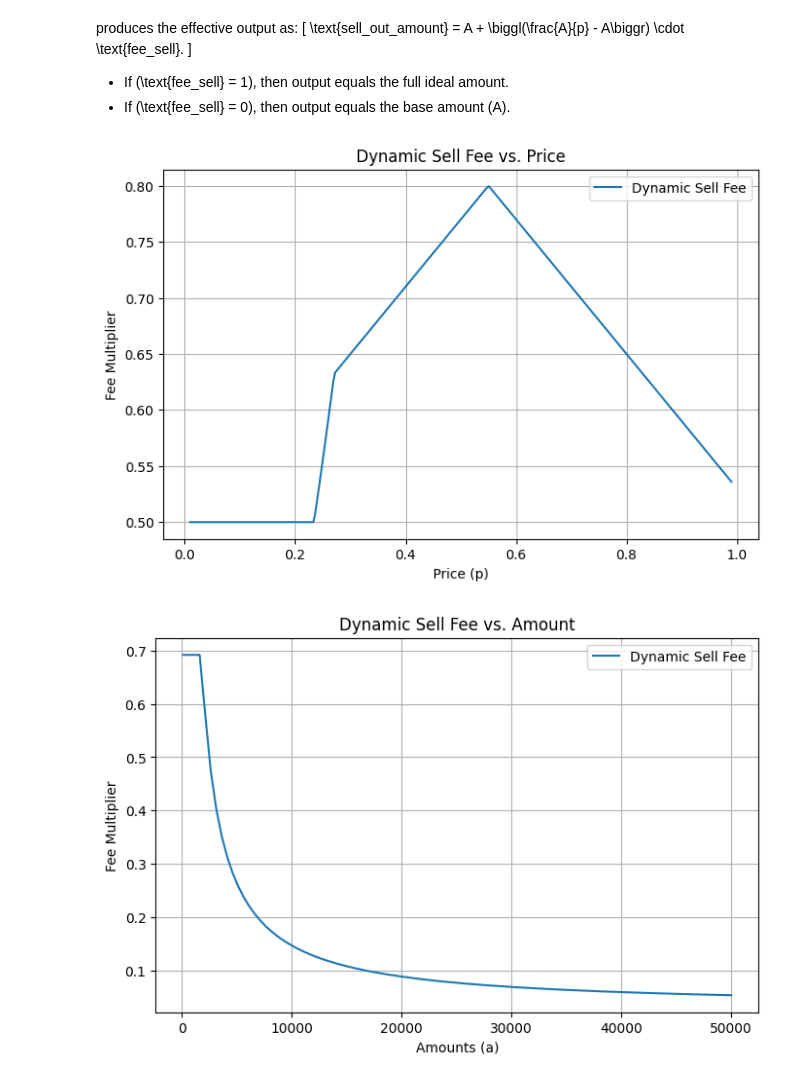
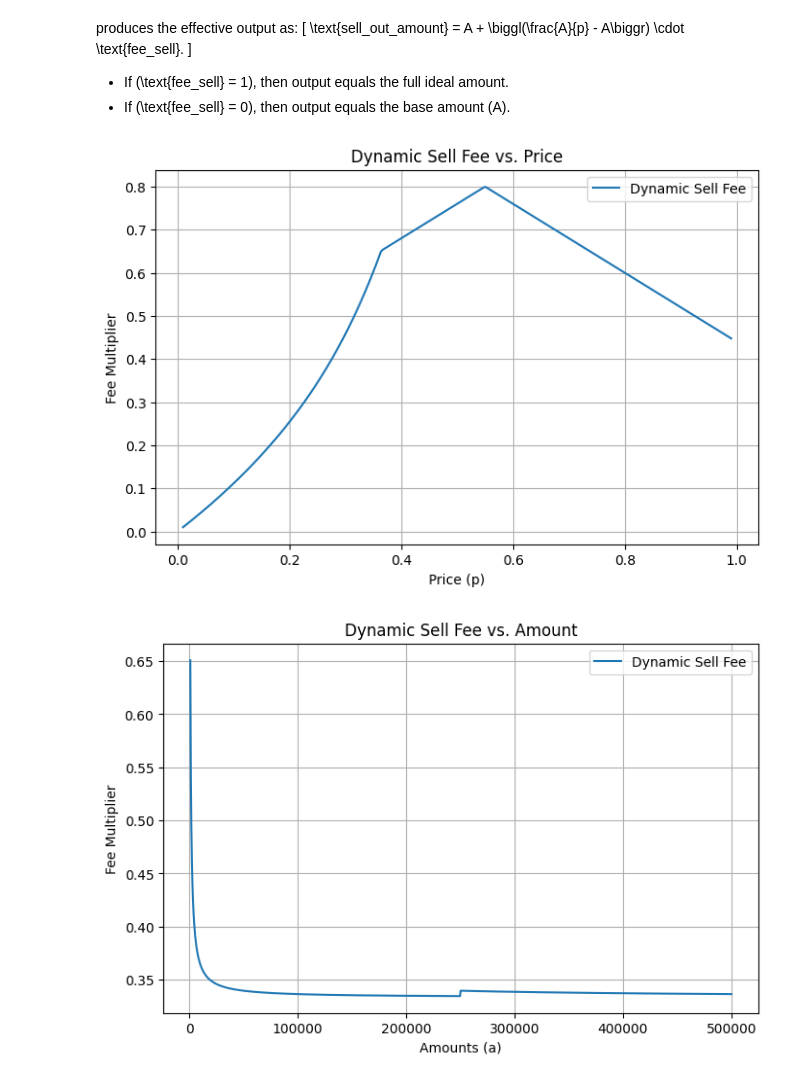
Before and after one commit to KyrylR/univ2-analysis, a Jupyter notebook: analysis.ipynb, the cells around one changed output. Drawn from its saved outputs; the diff is of its cells as text; code cells hidden in the pictures.

```diff
--- a/analysis.ipynb
+++ b/analysis.ipynb
@@ -49,22 +49,27 @@ Your dynamic sell fee function is designed to:
 
 ### The Code (with comments)
 # %%
-def dynamic_sell_fee(price, amount, reserve, reference_price=0.45, base_fee=0.8, slope=0.3, min_fee=0.10, max_edge_case_reward=4):
-    # 1. In the “normal zone”: if price is between reference_price and (1 - reference_price)
+def dynamic_sell_fee(price, amount, reserve, reference_price=0.45, base_fee=0.8, slope=0.3, min_fee=0.001, max_edge_case_reward=4):
     if reference_price <= price <= 1 - reference_price:
         return base_fee
     else:
-        # 2. Outside the normal zone: adjust fee linearly.
         if reference_price <= price:
             fee = base_fee - slope * (price - reference_price)
         else:
             fee = base_fee - slope * (reference_price - price)
         calculated_fee = max(fee, min_fee)
 
+
+
+    price_eff = price
+    if price_eff > 0.5:
+        price_eff = 1 - price_eff
+
+    R_eff = reserve * (price_eff ** 2)
+
     ideal_token_amount = amount / price
-
-    const_k = reserve * ideal_token_amount
-    additional = reserve - const_k / (ideal_token_amount + amount * max_edge_case_reward)
+    const_k = R_eff * ideal_token_amount
+    additional = R_eff - const_k / (ideal_token_amount + amount * max_edge_case_reward)
 
     actual_fee = (amount * (max_edge_case_reward - 1) + additional) / (ideal_token_amount - amount)
     return min(max(actual_fee, min_fee), calculated_fee)
@@ -154,13 +159,13 @@ import matplotlib.pyplot as plt
 # Parameters for the dynamic sell fee function:
 reference_price = 0.55
 base_fee = 0.8
-slope = 0.6
-min_fee = 0.50
+slope = 0.8
+min_fee = 0.01
 max_edge_case_reward = 2
 
 # Fix an amount and reserve for illustration:
 amount = 15000
-reserve = 30000
+reserve = 100000
 
 prices = np.linspace(0.01, 0.99, 300)  # price values between 0.2 and 0.8
 
@@ -182,39 +187,41 @@ plt.legend()
 plt.grid(True)
 plt.show()
 # %% [output]
-[figure, old version]
+[figure, new version]
 # %%
 import numpy as np
 import matplotlib.pyplot as plt
 
 # Parameters for the dynamic sell fee function:
-reference_price = 0.55
+reference_price = 0.45
 base_fee = 0.8
 slope = 0.2
-min_fee = 0.010
+min_fee = 0.01
 max_edge_case_reward = 4
-price = 0.01
+price = 0.1
+reserve = 1_000_000
 
-reserve = 3_000_000
-
-amounts = np.linspace(100, 50_000, 100)  # reserve values between 0.2 and 0.8
+amounts = np.linspace(1000, 500_000, 1000)
 
 # We'll compute the fee for each price using your dynamic_sell_fee.
 fees = []
 for a in amounts:
     try:
-        fee = dynamic_sell_fee(price, a, reserve, reference_price, base_fee, slope, min_fee, max_edge_case_reward)
+        if a > 250_000:
+            fee = dynamic_sell_fee(price, a, 5_000_000, reference_price, base_fee, slope, min_fee, max_edge_case_reward)
+        else:
+            fee = dynamic_sell_fee(price, a, reserve, reference_price, base_fee, slope, min_fee, max_edge_case_reward)
     except Exception as e:
         fee = np.nan
     fees.append(fee)
 
 plt.figure(figsize=(8, 5))
 plt.plot(amounts, fees, label='Dynamic Sell Fee')
 plt.xlabel('Amounts (a)')
 plt.ylabel('Fee Multiplier')
 plt.title('Dynamic Sell Fee vs. Amount')
 plt.legend()
 plt.grid(True)
 plt.show()
 # %% [output]
-[figure, old version]
+[figure, new version]
```
Also changed, not shown: parts of 1 cell of this notebook, 1 other file.
